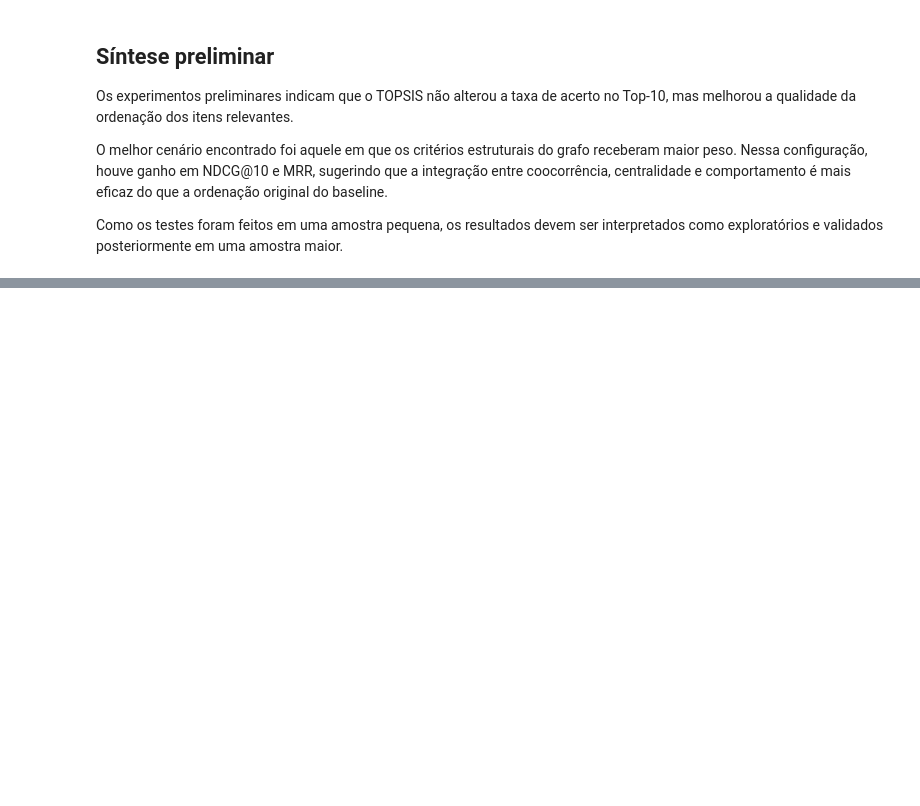
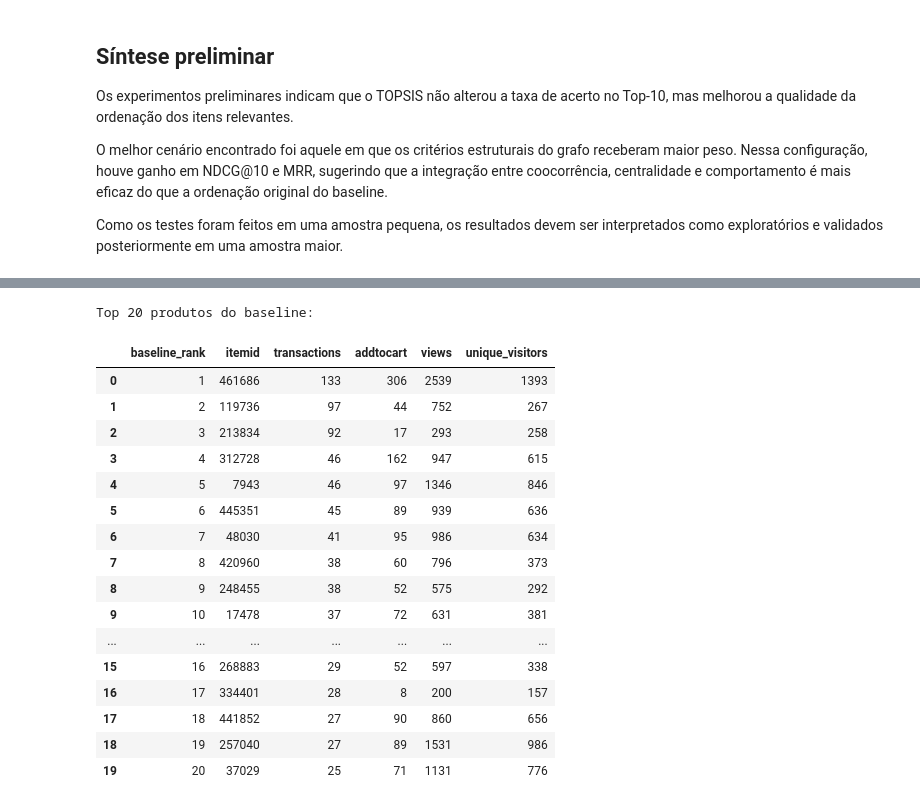
Before and after one commit to sandydiamantino/retailrocket-topsis, a Jupyter notebook: retailrocket_topsis.ipynb, the cells around one changed output, grey strips where cells are left out. Cells and saved outputs as stored; diff of their text form; code cells hidden in the pictures; blank space fills up the shorter version.

```diff
--- a/retailrocket_topsis.ipynb
+++ b/retailrocket_topsis.ipynb
@@ -3829,0 +4164,54 @@ exploratórios e validados posteriormente em uma amostra maior.
+# %%
+# Baseline: ranking por popularidade
+
+baseline_results = (
+    item_metrics
+    .sort_values(
+        by=[
+            'transactions',
+            'addtocart',
+            'views',
+            'unique_visitors'
+        ],
+        ascending=False
+    )
+    .reset_index(drop=True)
+)
+
+baseline_results['baseline_rank'] = (
+    baseline_results.index + 1
+)
+
+print('Top 20 produtos do baseline:')
+
+display(
+    baseline_results[
+        [
+            'baseline_rank',
+            'itemid',
+            'transactions',
+            'addtocart',
+            'views',
+            'unique_visitors'
+        ]
+    ].head(20)
+)
+# %% [output]
+Top 20 produtos do baseline:
+|  | baseline_rank | itemid | transactions | addtocart | views | unique_visitors |
+| 0 | 1 | 461686 | 133 | 306 | 2539 | 1393 |
+| 1 | 2 | 119736 | 97 | 44 | 752 | 267 |
+| 2 | 3 | 213834 | 92 | 17 | 293 | 258 |
+| 3 | 4 | 312728 | 46 | 162 | 947 | 615 |
+| 4 | 5 | 7943 | 46 | 97 | 1346 | 846 |
+| 5 | 6 | 445351 | 45 | 89 | 939 | 636 |
+| 6 | 7 | 48030 | 41 | 95 | 986 | 634 |
+| 7 | 8 | 420960 | 38 | 60 | 796 | 373 |
+| 8 | 9 | 248455 | 38 | 52 | 575 | 292 |
+| 9 | 10 | 17478 | 37 | 72 | 631 | 381 |
+| ... | ... | ... | ... | ... | ... | ... |
+| 15 | 16 | 268883 | 29 | 52 | 597 | 338 |
+| 16 | 17 | 334401 | 28 | 8 | 200 | 157 |
+| 17 | 18 | 441852 | 27 | 90 | 860 | 656 |
+| 18 | 19 | 257040 | 27 | 89 | 1531 | 986 |
+| 19 | 20 | 37029 | 25 | 71 | 1131 | 776 |
```
Also changed, not shown: parts of 36 cells of this notebook.
